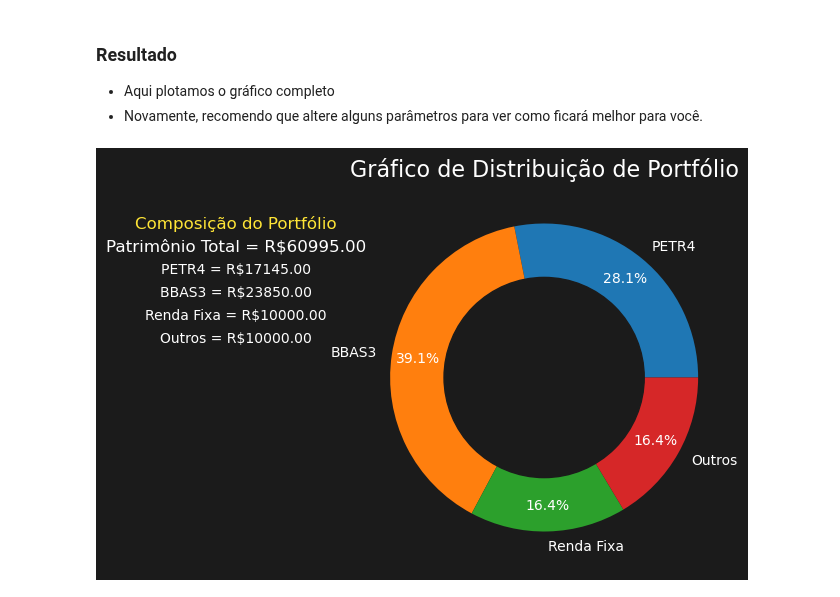
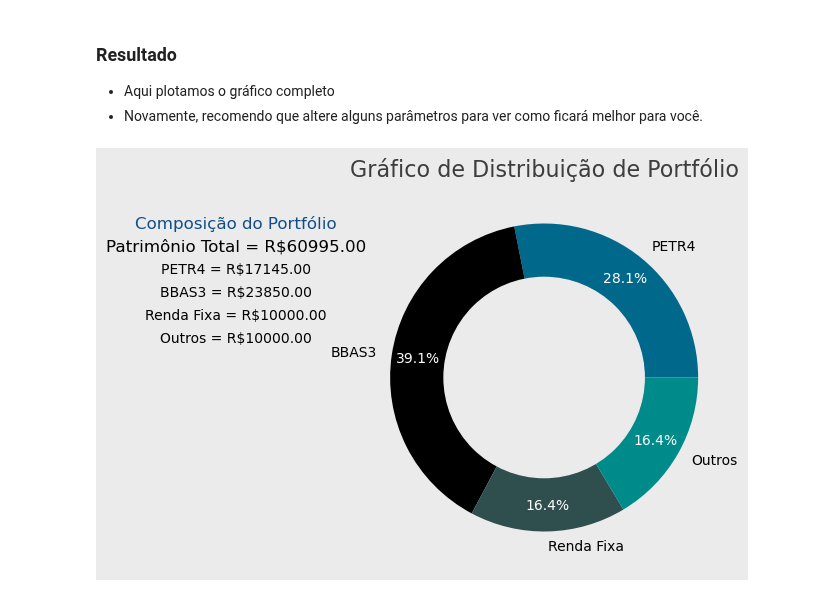
Before and after one commit to victordhn/Finance-Projects, a Jupyter notebook: Portfolio_Grafico.ipynb, the cells around one changed output. Saved outputs shown, nothing was run; the diff lists cells and outputs as text; code cells hidden in the pictures.

```diff
--- a/Portfolio_Grafico.ipynb
+++ b/Portfolio_Grafico.ipynb
@@ -112,19 +112,3 @@ for i in tickers:
 # %% [markdown]
 #### Vamos plotar o gráfico mais simples, sem as legendas laterais.
 - O código é complexo e utiliza bastante coisa do matplotlib, recomendo que vá mexendo nos valores de cada linha de código para entender o funcionamento
-# %%
-# Plotando
-fig, ax = plt.subplots(figsize=(6,4))
-ax.set_facecolor('black')
-ax.figure.set_facecolor('#1B1B1B')
-ax.tick_params(axis='x',color='white')
-ax.tick_params(axis='y',color='white')
-ax.set_title('Gráfico de Distribuição de Portfólio',color='white',fontsize=16)
-
-patches,texts,autotexts = ax.pie(total, labels=tickers2, autopct='%1.1f%%', pctdistance=0.83)
-[text.set_color('white') for text in texts]
-[autotext.set_color('white') for autotext in autotexts]
-
-my_circle=plt.Circle((0,0), 0.65, color='#1B1B1B')
-plt.gca().add_artist(my_circle)
-plt.show()
@@ -137,36 +119,38 @@ plt.show()
 # %%
 # Adicionando valor total e valores individuais ao lado
 
 fig, ax = plt.subplots(figsize=(10,5))
-ax.set_facecolor('black')
-ax.figure.set_facecolor('#1B1B1B')
-ax.tick_params(axis='x',color='white')
-ax.tick_params(axis='y',color='white')
-ax.set_title('Gráfico de Distribuição de Portfólio',color='white',fontsize=16)
+ax.set_facecolor('white')
+ax.figure.set_facecolor('#EBEBEB')
+ax.tick_params(axis='x',color='#3D3D3D')
+ax.tick_params(axis='y',color='#3D3D3D')
+ax.set_title('Gráfico de Distribuição de Portfólio',color='#3D3D3D',fontsize=16)
 
+#AQUI DEFINO AS CORES DO GRÁFICO
+pastel_colors = ['#00688B', '#000000', '#2F4F4F', '#008B8B']
 
 #AQUI VOCÊ CONTROLA A DISTÂNCIA DOS VALORES % DO CENTRO DO CIRCULO PELO PARÂMETRO -> pctdistance=0.83
-patches,texts,autotexts = ax.pie(total, labels=tickers2, autopct='%1.1f%%', pctdistance=0.83)
+patches,texts,autotexts = ax.pie(total, labels=tickers2, autopct='%1.1f%%', pctdistance=0.83, colors=pastel_colors)
 #JÁ AQUI VOCÊ CONTROLA A COR DO TEXTO
-[text.set_color('white') for text in texts]
+[text.set_color('black') for text in texts]
 [autotext.set_color('white') for autotext in autotexts]
 
-my_circle=plt.Circle((0,0), 0.65, color='#1B1B1B')
+my_circle=plt.Circle((0,0), 0.65, color='#EBEBEB')
 plt.gca().add_artist(my_circle)
 
 
 #PARTE LATERAL DO TEXTO
-ax.text(-2,1,'Composição do Portfólio',fontsize=12, color='#FFE536',\
+ax.text(-2,1,'Composição do Portfólio',fontsize=12, color='#104E8B',\
         verticalalignment='center',horizontalalignment='center')
-ax.text(-2,0.85,f'Patrimônio Total = R${sum(total):.2f}',fontsize=12,color='white',\
+ax.text(-2,0.85,f'Patrimônio Total = R${sum(total):.2f}',fontsize=12,color='black',\
         verticalalignment='center',horizontalalignment='center')
 counter = 0.15
 for ticker in tickers2:
-    ax.text(-2,0.85-counter,f'{ticker} = R${total[tickers2.index(ticker)]:.2f}',fontsize=10,color='white',\
+    ax.text(-2,0.85-counter,f'{ticker} = R${total[tickers2.index(ticker)]:.2f}',fontsize=10,color='black',\
             verticalalignment='center',horizontalalignment='center')
     counter += 0.15
 
 
 plt.show()
 # %% [output]
-[figure, old version]
+[figure, new version]
```
Also changed, not shown: parts of 1 cell of this notebook.
